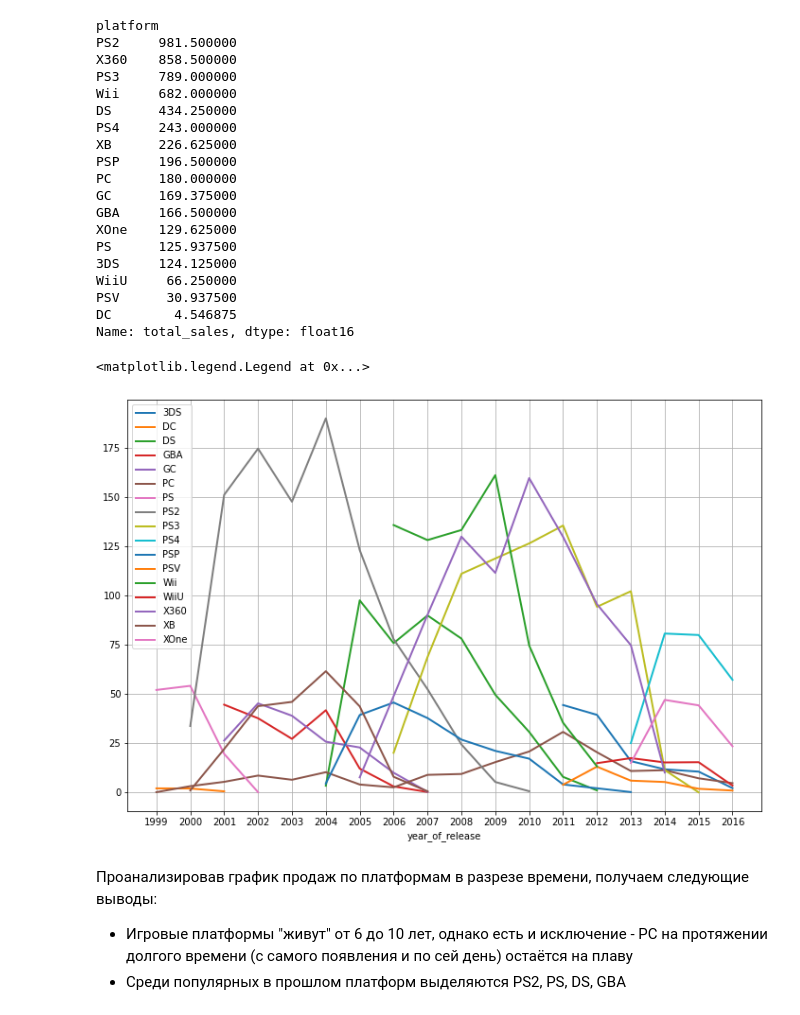
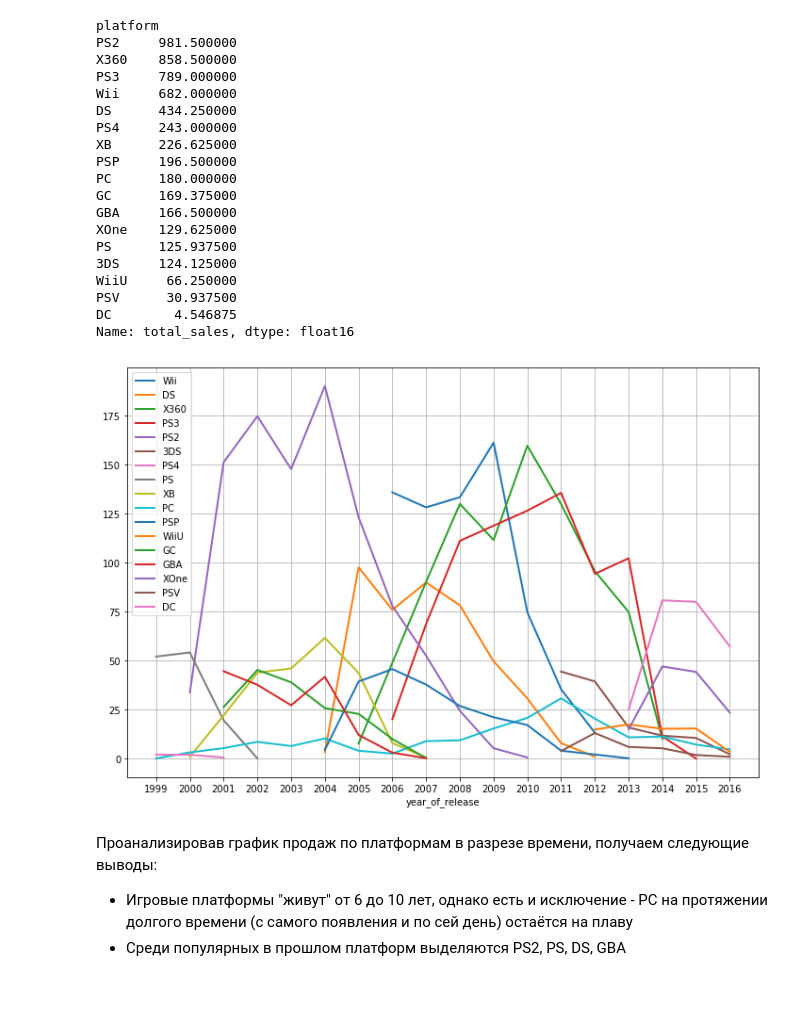
Before and after one commit to skeichenka/yndxdacourse, a Jupyter notebook: final project.ipynb, the cells around one changed output. Cells and saved outputs as stored; diff of their text form; code cells hidden in the pictures.

```diff
--- a/final project.ipynb
+++ b/final project.ipynb
@@ -448,15 +450,18 @@ PSV      30.937500
 DC        4.546875
 Name: total_sales, dtype: float16
 # %%
-legend = []
-years = df.year_of_release.unique()
-for platform in platforms_grouped.index:
-    legend.append(platform)
-    ax = df[df.platform == platform].groupby('year_of_release')['total_sales'].sum().plot(grid=True, figsize=(12, 8), xticks=years, lw=2)
-ax.legend(legend)
+def plot_platform_sales_chart(df, figsize=(12,8)):
+    legend = []
+    years = df.year_of_release.unique()
+    platforms = df.platform.unique()
+    for platform in platforms:
+        legend.append(platform)
+        ax = df[df.platform == platform].groupby('year_of_release')['total_sales'].sum().plot(grid=True, figsize=figsize, xticks=years, lw=2)
+    ax.legend(legend)
-# %% [output]
-<matplotlib.legend.Legend at 0x...>
-[figure, removed]
+# %%
+plot_platform_sales_chart(df)
+# %% [output]
+[figure, added]
 # %% [markdown]
 Проанализировав график продаж по платформам в разрезе времени, получаем следующие выводы:
 - Игровые платформы "живут" от 6 до 10 лет, однако есть и исключение - PC на протяжении долгого времени (с самого появления и по сей день) остаётся на плаву
```
Also changed, not shown: parts of 35 cells of this notebook.
